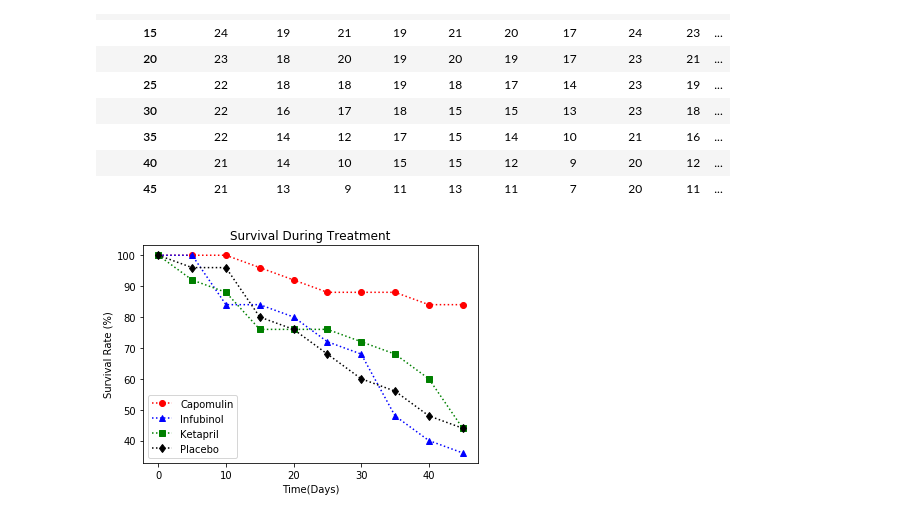
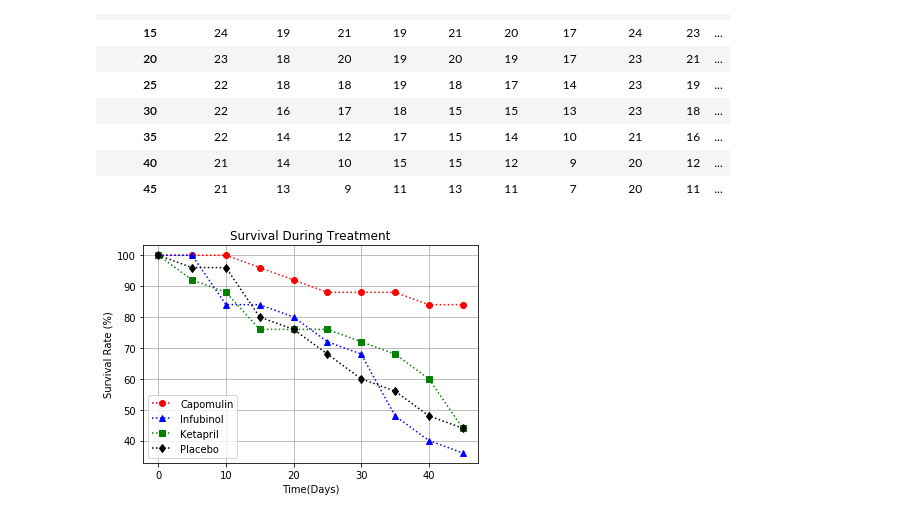
Before and after one commit to reemaratnani/Matplotlib, a Jupyter notebook: pymaceuticals.ipynb, the cells around one changed output. Cells and saved outputs as stored; diff of their text form; code cells hidden in the pictures.

```diff
--- a/pymaceuticals.ipynb
+++ b/pymaceuticals.ipynb
@@ -133,21 +138,21 @@ Mouse_count_df
 # %%
 # To generate plot of survival days during treatment
 x = Mouse_count_df.index
 # Multiply column value to 4 times to count for percentages
 y = Mouse_count_df.Capomulin*4
 y1 = Mouse_count_df.Infubinol*4
 y2 = Mouse_count_df.Ketapril*4
 y3 = Mouse_count_df.Placebo*4
 plt.title("Survival During Treatment")
 plt.xlabel("Time(Days)")
 plt.ylabel("Survival Rate (%)")
 plt.plot(x, y, marker ='o', color = 'r', label ='Capomulin', ls = ':')
 plt.plot(x, y1, marker = '^', color = 'b', label = 'Infubinol', ls =':')
 plt.plot(x, y2, marker = 's', color = 'green', label = 'Ketapril', ls = ':')
 plt.plot(x, y3, marker = 'd', color = 'k', label = 'Placebo', ls = ':')
 plt.legend()
-
+plt.grid()
 
 plt.show()
 # %% [output]
-[figure, old version]
+[figure, new version]
```
Also changed, not shown: parts of 2 cells of this notebook.
